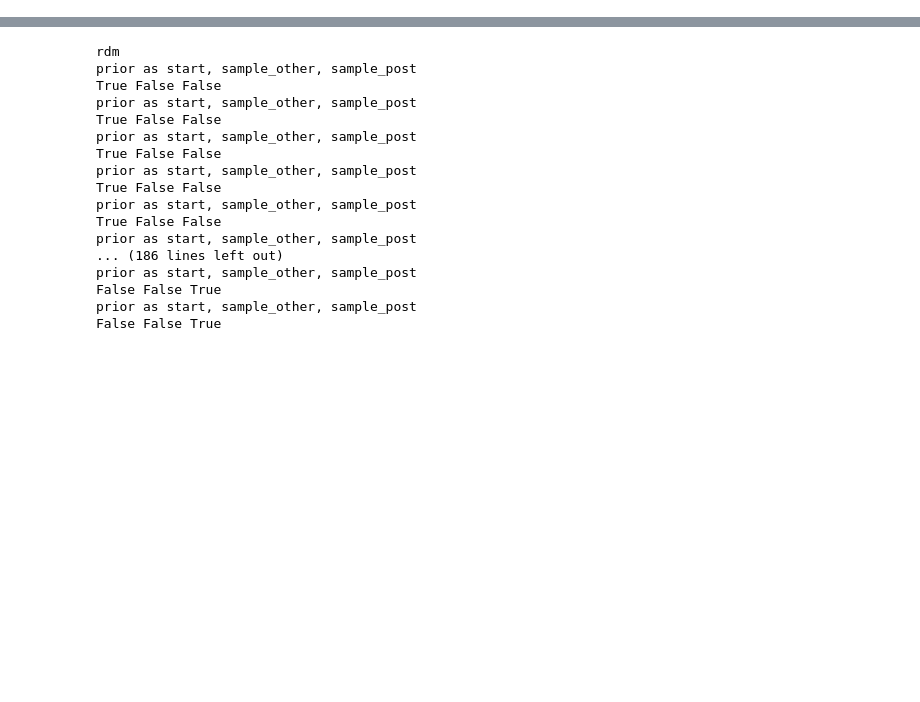
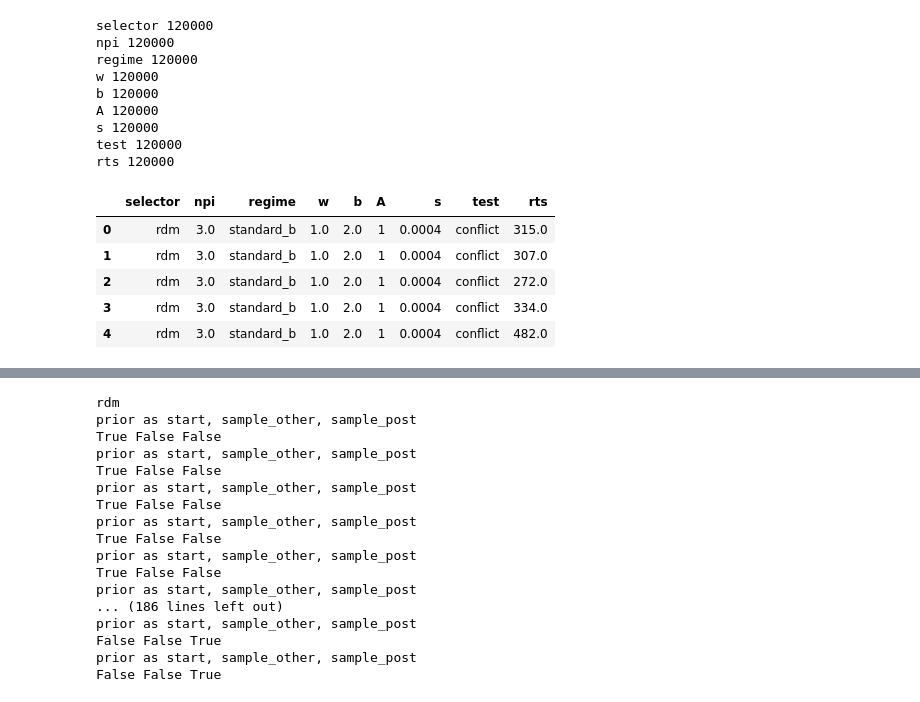
Before and after one commit to terraregina/BalancingControl, a Jupyter notebook: rt_dd.ipynb, the cells around one changed output, grey strips where cells are left out. Saved outputs shown, nothing was run; the diff lists cells and outputs as text; code cells hidden in the pictures; blank space fills up the shorter version.

```diff
--- a/rt_dd.ipynb
+++ b/rt_dd.ipynb
@@ -11,0 +136,66 @@ from pandas.plotting import table
+# %%
+# create df
+import pandas as pd
+3*2*5*4*1000
+
+with open('reaction_times_ardm_b_2_wd_1_s_0.0004_A_1_2.txt', 'rb')as fp:
+    data = pickle.load(fp)
+
+
+test_RTs = data['RT']
+bs = np.zeros(3*2*5*4*1000)
+ws = np.zeros([3*2*5*4*1000])
+s = np.zeros([3*2*5*4*1000])
+pols = np.zeros([3*2*5*4*1000])
+regimes = np.zeros([3*2*5*4*1000])
+test = np.zeros([3*2*5*4*1000])
+As = np.zeros([3*2*5*4*1000])
+selectors = np.zeros([3*2*5*4*1000], dtype='object')
+rts = np.array([])
+tests = np.array(['conflict', 'agreement', 'goal', 'habit'])
+trials = 1000
+a = np.array([1,2])
+npis = [3,8,81]
+
+bs[:] = 2
+ws[:] = 1
+s[:] = 0.0004
+pols[:] = np.array([3,8,81]).repeat(2*4*5*1000)
+regimes = np.tile(np.tile(np.array([*params_dict]).repeat(4000), 2),3)
+test = np.tile(np.tile(np.tile(tests.repeat(1000), 5),2),3)
+As = np.tile(np.repeat(a, 4*1000*5),3)
+selectors[:] = 'rdm'
+
+names = ['selector','npi', 'regime', 'w','b','A', 's', 'test', 'rts']
+
+for pi, npi in enumerate(npis):
+    for A in range(2):
+        for r, regime in enumerate(params_dict):
+            for m, mode in enumerate(modes):
+                rts = np.append(rts, test_RTs[pi][m,:])
+
+dict = {}
+data = [selectors, pols, regimes, ws, bs, As, s, test, rts]
+for c , col in enumerate(data):
+    dict[names[c]] = col
+    print(names[c],col.size)
+
+df = pd.DataFrame(dict)
+
+df.head()
+# %% [output]
+selector 120000
+npi 120000
+regime 120000
+w 120000
+b 120000
+A 120000
+s 120000
+test 120000
+rts 120000
+|  | selector | npi | regime | w | b | A | s | test | rts |
+| 0 | rdm | 3.0 | standard_b | 1.0 | 2.0 | 1 | 0.0004 | conflict | 315.0 |
+| 1 | rdm | 3.0 | standard_b | 1.0 | 2.0 | 1 | 0.0004 | conflict | 307.0 |
+| 2 | rdm | 3.0 | standard_b | 1.0 | 2.0 | 1 | 0.0004 | conflict | 272.0 |
+| 3 | rdm | 3.0 | standard_b | 1.0 | 2.0 | 1 | 0.0004 | conflict | 334.0 |
+| 4 | rdm | 3.0 | standard_b | 1.0 | 2.0 | 1 | 0.0004 | conflict | 482.0 |
```
Also changed, not shown: parts of 6 cells of this notebook, 2 other files.
